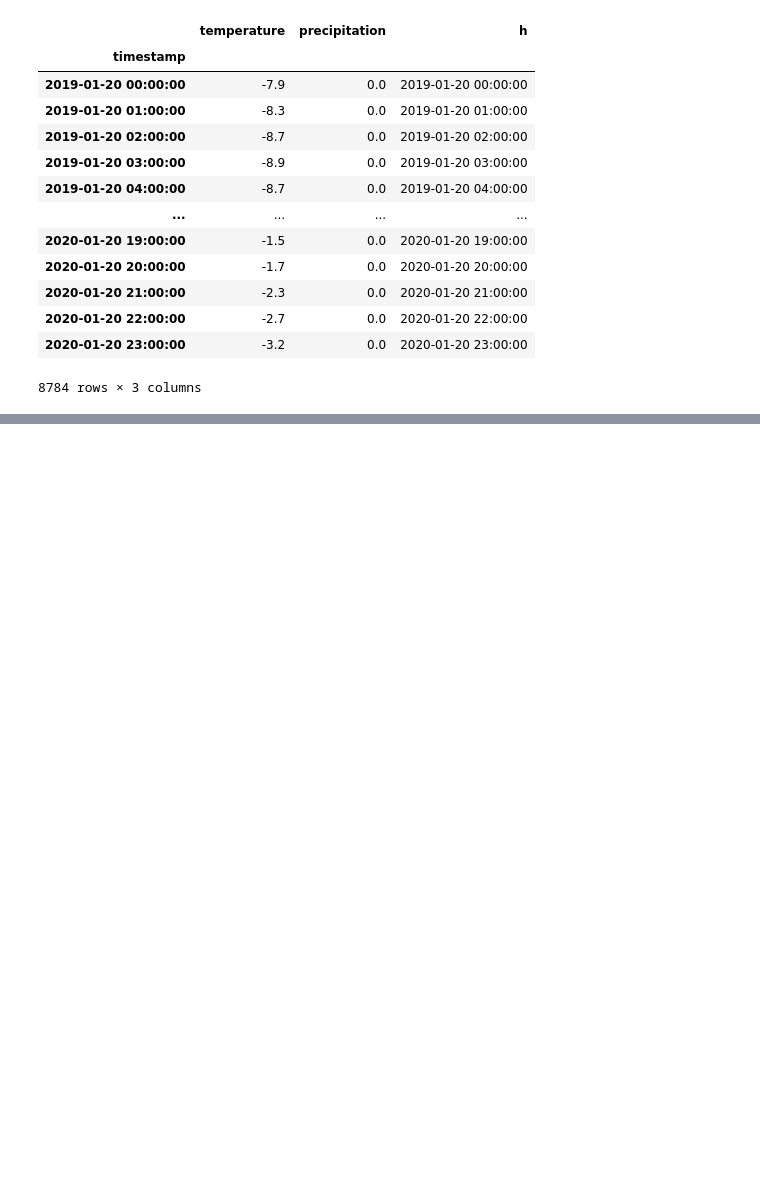
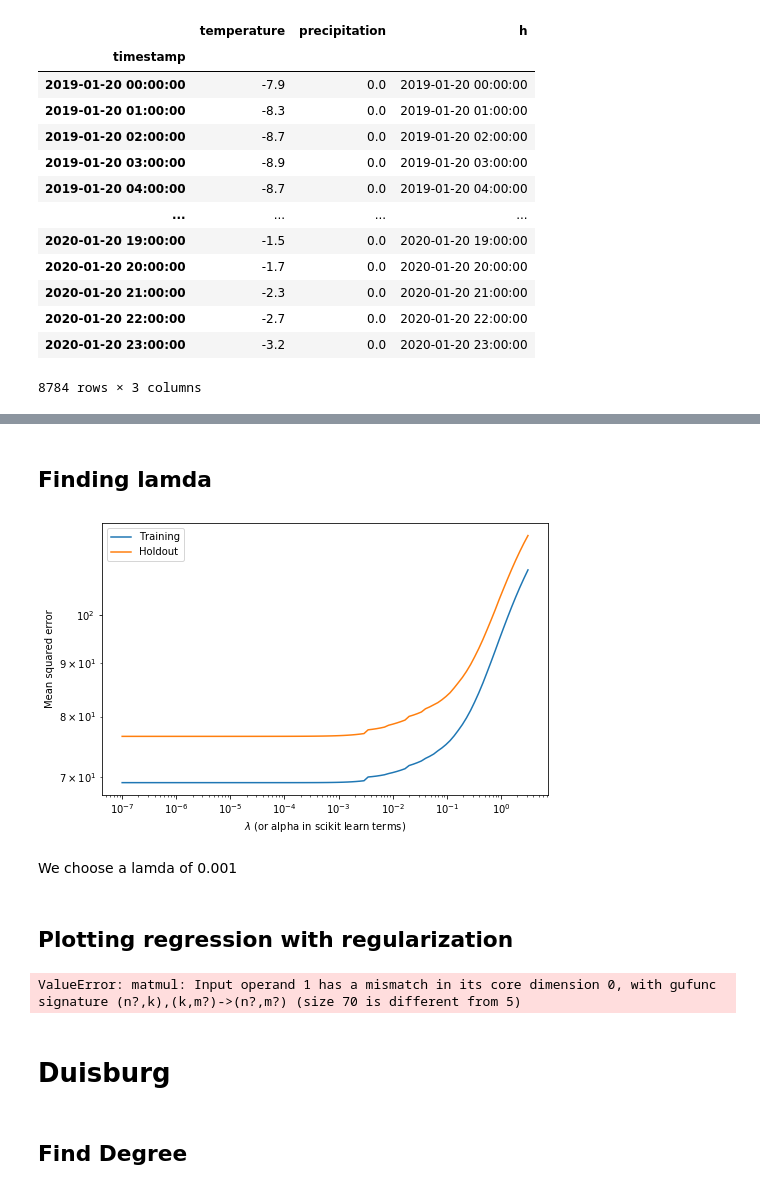
Before and after one commit to mogottsch/dsml_2020_magma, a Jupyter notebook: 3_predictive_modeling/Poly_Regression_Regularization.ipynb, the cells around one changed output, grey strips where cells are left out. Saved outputs shown, nothing was run; the diff lists cells and outputs as text; code cells hidden in the pictures; blank space fills up the shorter version.

```diff
--- a/3_predictive_modeling/Poly_Regression_Regularization.ipynb
+++ b/3_predictive_modeling/Poly_Regression_Regularization.ipynb
@@ -53,5 +62,5 @@ def iterating_over_degree(x, y, MAXdeg):
 # %%
-#def iterating_over_lambda (x, y, deg, MAXlambda):
+#After that we want to iterate over lambda/alpha in order to find a good regularization parameter
 def iterating_over_lambda (x, y, deg, MINlambda, MAXlambda):
 
 
@@ -63,8 +72,8 @@ def iterating_over_lambda (x, y, deg, MINlambda, MAXlambda):
     for lam in np.logspace(MINlambda,MAXlambda,100):
 
         Poly = PolynomialFeatures(degree = deg)
-        X_train_poly = Poly.fit_transform(x_train.reshape(-1,1))
-        X_hold_poly = Poly.fit_transform(x_hold.reshape(-1,1))
+        X_train_poly = Poly.fit_transform(x_train)
+        X_hold_poly = Poly.fit_transform(x_hold)
 
         # fit model
         model_L2 = Ridge(alpha = lam, normalize = True, solver = 'lsqr') # select least squares regression as solver
@@ -167,0 +182,16 @@ R2:  0.30107271102543043
+# %% [markdown]
+## Finding lamda
+# %%
+iterating_over_lambda(X_train.values,y_train.values,5,-7, 0.5)
+# %% [output]
+[figure, added]
+# %% [markdown]
+We choose a lamda of 0.001
+# %% [markdown]
+## Plotting regression with regularization
+# %%
+plot_regression_poly_scikit(X_train.values, y_train.values, 4, 0.001, "Temperature")
+# %% [output]
+ValueError: matmul: Input operand 1 has a mismatch in its core dimension 0, with gufunc signature (n?,k),(k,m?)->(n?,m?) (size 70 is different from 5)
+# %% [markdown]
+# Duisburg
@@ -167,0 +211,2 @@ R2:  0.30107271102543043
+# %% [markdown]
+## Find Degree
```
Also changed, not shown: parts of 75 cells of this notebook, 1 other file.
